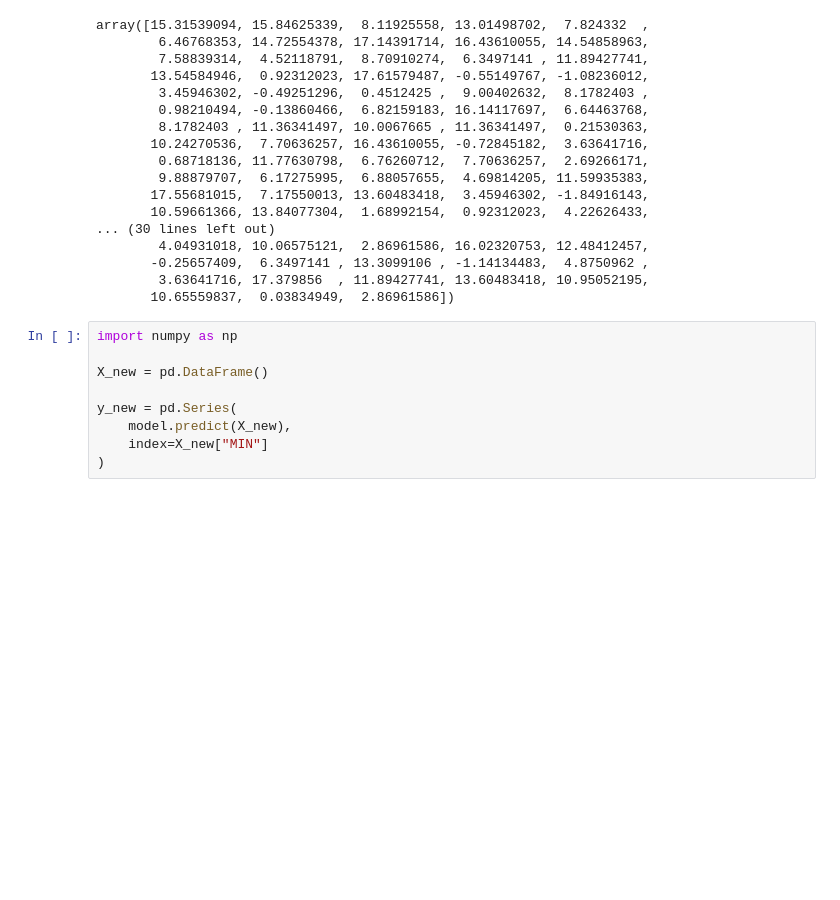
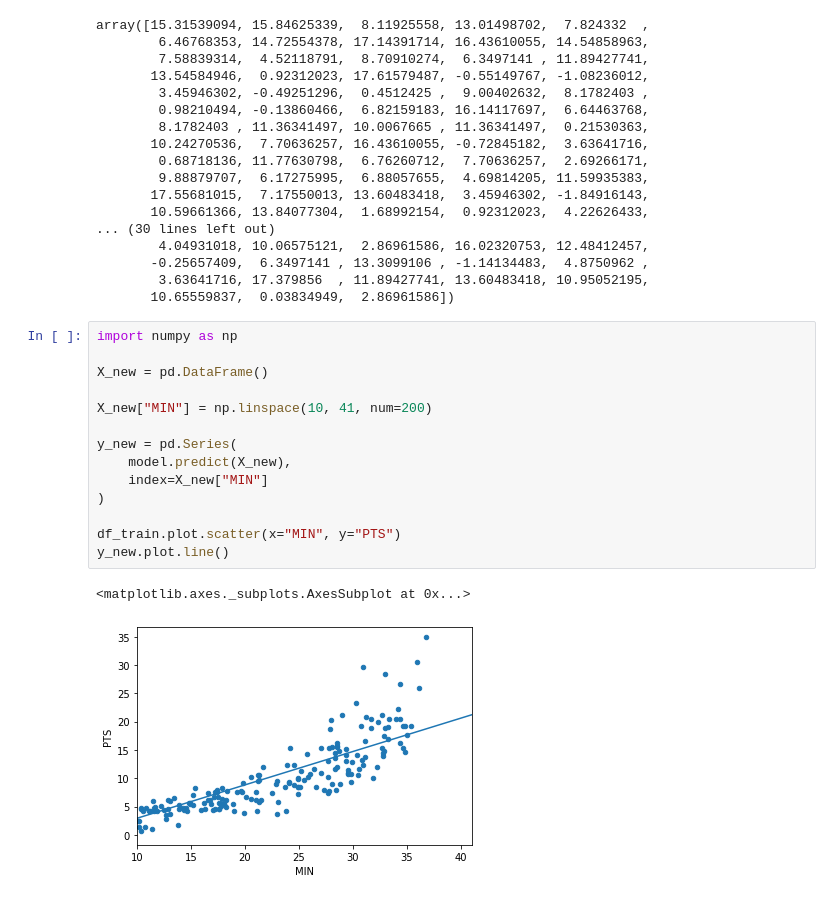
Before and after one commit to CS-UCR/cs105-prj-phase3-teama, a Jupyter notebook: LinearRegression.ipynb, the cells around one changed output. Drawn from its saved outputs; the diff is of its cells as text; blank space fills up the shorter version.

Commit message:
added more graphs

```diff
--- a/LinearRegression.ipynb
+++ b/LinearRegression.ipynb
@@ -68,9 +68,17 @@ array([15.31539094, 15.84625339,  8.11925558, 13.01498702,  7.824332  ,
 # %%
 import numpy as np
 
 X_new = pd.DataFrame()
 
+X_new["MIN"] = np.linspace(10, 41, num=200)
+
 y_new = pd.Series(
     model.predict(X_new),
     index=X_new["MIN"]
 )
+
+df_train.plot.scatter(x="MIN", y="PTS")
+y_new.plot.line()
+# %% [output]
+<matplotlib.axes._subplots.AxesSubplot at 0x...>
+[figure, added]
```
